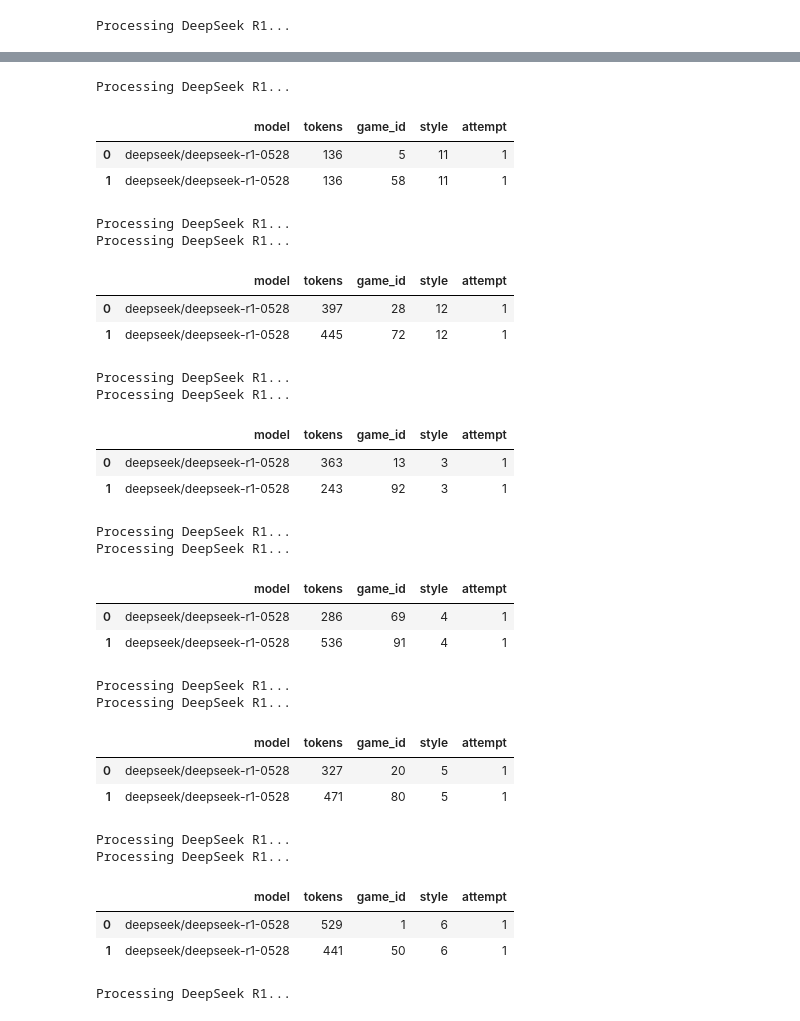
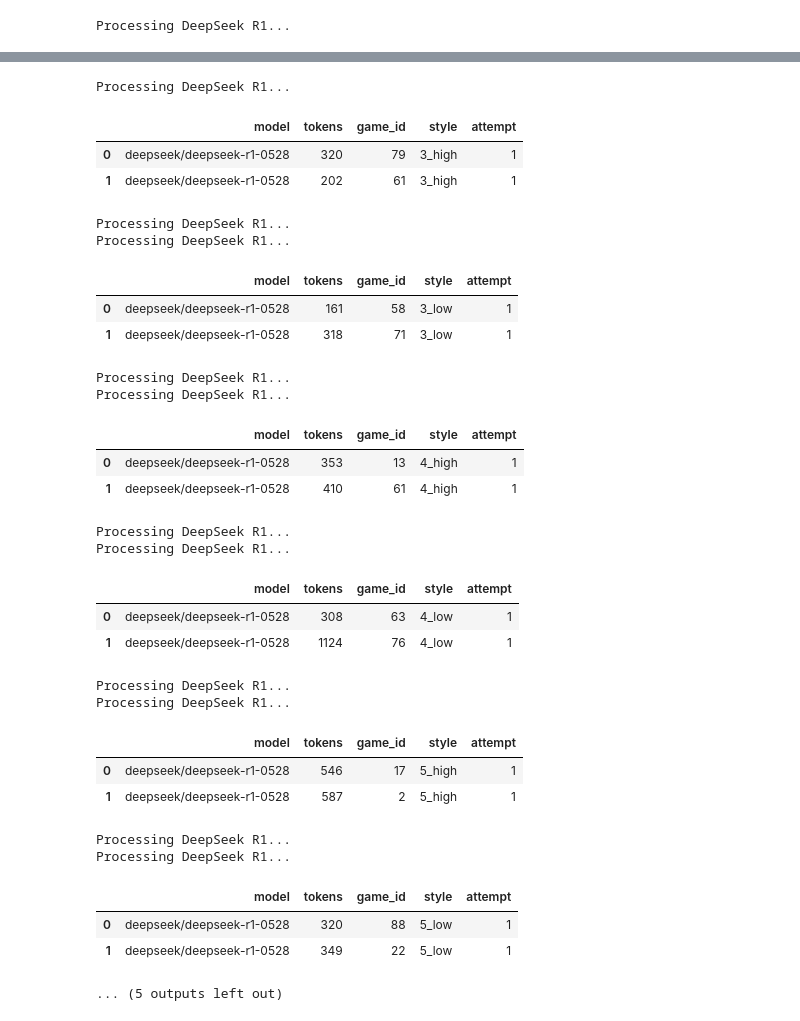
Before and after one commit to jakob-bjorner/optimal-explorer-dev, a Jupyter notebook: reports/2025-06-19_token_efficiency.ipynb, the cells around one changed output, grey strips where cells are left out. Saved outputs shown, nothing was run; the diff lists cells and outputs as text; code cells hidden in the pictures.

Commit message:
plotting different effort levels in the same plot, add debugging logging option in prompting.py

```diff
--- a/reports/2025-06-19_token_efficiency.ipynb
+++ b/reports/2025-06-19_token_efficiency.ipynb
@@ -112,18 +112,22 @@ data
  'target_combination': '5#%',
  'error_handled': False}
 # %%
+from itertools import product
 tokens_type = 'completion_tokens' # 'completion_tokens' # 'total_tokens'
 
 fig = go.Figure()
+styles = ["3", "4", "5", "6"]
+efforts = ["high", "low"]
+effort_dict = {"high": 1, "low": 0.2, "medium": 0.5}
 # style = "3"
-for style in ["11", "12", "3", "4", "5", "6"]:
+for style, effort in product(styles, efforts):
     results_path: str = f'../src/optimal_explorer/strategies/combination_lock/logs/game_results/style{style}.jsonl'
     llm_call_path: str = f'../src/optimal_explorer/strategies/combination_lock/logs/llm_calls/style{style}_'
     bayes_optimal_path: str = f'../src/optimal_explorer/strategies/combination_lock/logs/bayes_optimal.jsonl'
 
     models = [
         # "Gemini Pro 2.5",
-        "DeepSeek R1",
+        "DeepSeek R1"
         # "Claude Opus 4",
         # "Claude 3.5 Sonnet",
         # "OpenAI o3",
@@ -137,9 +141,9 @@ for style in ["11", "12", "3", "4", "5", "6"]:
         # "openai/o3",
     ]
 
-    llm_call_file_ids = [
+    llm_call_file_ids = ["deepseek-r1-0528_"+effort
         # "gemini-2.5-pro-preview",
-        "deepseek-r1-0528",
+
         # "claude-opus-4",
         # "claude-3.5-sonnet",
         # "o3",
@@ -151,10 +155,10 @@ for style in ["11", "12", "3", "4", "5", "6"]:
         with open(f'{llm_call_path}{llm_call_file_ids[i]}.jsonl', 'r') as f:
             for line in f:
                 data = json.loads(line)
-                model_name = data['model']
+                model_name = model
                 try:
                     tokens = data['usage'][tokens_type]
-                    if style == 6:
+                    if style == "6":
                         tokens += sum(d["usage"][tokens_type] for d in data['other_lm_calls'])
                 except:
                     tokens = 0
@@ -167,10 +171,10 @@ for style in ["11", "12", "3", "4", "5", "6"]:
                     # number of times the word "Attempt" appears in the user prompt
                     attempt = user_prompt.count("Attempt")
                 tokens_used.append({
-                    'model': model_name,
+                    'model': model_id,
                     'tokens': tokens,
                     'game_id': game_id,
-                    'style': style_val,
+                    'style': str(style_val) + '_' + effort,
                     'attempt': attempt
                 })
 
@@ -185,7 +189,7 @@ for style in ["11", "12", "3", "4", "5", "6"]:
         model_id = model_ids[i]
         games_df = tokens_used_df[
             (tokens_used_df['model'] == model_id) &
-            (tokens_used_df['style'].astype(str) == style)
+            (tokens_used_df['style'].astype(str) == str(style_val) + '_' + effort)
         ]
         tokens_stats_by_attempt = games_df[games_df['tokens'] != 0]\
             .groupby('attempt')['tokens'].agg(['mean', std_err]).reset_index()
@@ -219,61 +223,61 @@ for style in ["11", "12", "3", "4", "5", "6"]:
             x=x + x[::-1],
             y=y_upper + y_lower[::-1],
             fill='toself',
             fillcolor=hex_to_rgba(colors[i], 0.2),  # use rgba for transparency
-            line=dict(color='rgba(255,255,255,0)'),
+            line=dict(color=f'rgba(255,255,255,0)'),
             hoverinfo="skip",
             showlegend=False,
             name=f"{model} error",
         ))
 
         # Add mean line
         fig.add_trace(go.Scatter(
             x=x,
             y=y,
             mode='lines+markers',
-            name=model + f" s={style}",
-            line=dict(color=colors[i], width=4),
+            name=model + f" s={style} e={effort}",
+            line=dict(color=hex_to_rgba(colors[i], 1*effort_dict[effort]), width=4),
             marker=dict(size=10),
         ))
     fig.update_layout(
         title='',
         xaxis_title='Episode',
         yaxis_title='Tokens Used (Total)',
         legend_title='Model',
         template='plotly_white',
         width=650,
         height=450,
     )
     # display(fig)
     # break
 # %% [output]
 Processing DeepSeek R1...
 |  | model | tokens | game_id | style | attempt |
-| 0 | deepseek/deepseek-r1-0528 | 136 | 5 | 11 | 1 |
-| 1 | deepseek/deepseek-r1-0528 | 136 | 58 | 11 | 1 |
+| 0 | deepseek/deepseek-r1-0528 | 320 | 79 | 3_high | 1 |
+| 1 | deepseek/deepseek-r1-0528 | 202 | 61 | 3_high | 1 |
 Processing DeepSeek R1...
 Processing DeepSeek R1...
 |  | model | tokens | game_id | style | attempt |
-| 0 | deepseek/deepseek-r1-0528 | 397 | 28 | 12 | 1 |
-| 1 | deepseek/deepseek-r1-0528 | 445 | 72 | 12 | 1 |
+| 0 | deepseek/deepseek-r1-0528 | 161 | 58 | 3_low | 1 |
+| 1 | deepseek/deepseek-r1-0528 | 318 | 71 | 3_low | 1 |
 Processing DeepSeek R1...
 Processing DeepSeek R1...
 |  | model | tokens | game_id | style | attempt |
-| 0 | deepseek/deepseek-r1-0528 | 363 | 13 | 3 | 1 |
-| 1 | deepseek/deepseek-r1-0528 | 243 | 92 | 3 | 1 |
+| 0 | deepseek/deepseek-r1-0528 | 353 | 13 | 4_high | 1 |
+| 1 | deepseek/deepseek-r1-0528 | 410 | 61 | 4_high | 1 |
 Processing DeepSeek R1...
 Processing DeepSeek R1...
 |  | model | tokens | game_id | style | attempt |
-| 0 | deepseek/deepseek-r1-0528 | 286 | 69 | 4 | 1 |
-| 1 | deepseek/deepseek-r1-0528 | 536 | 91 | 4 | 1 |
+| 0 | deepseek/deepseek-r1-0528 | 308 | 63 | 4_low | 1 |
+| 1 | deepseek/deepseek-r1-0528 | 1124 | 76 | 4_low | 1 |
 Processing DeepSeek R1...
 Processing DeepSeek R1...
 |  | model | tokens | game_id | style | attempt |
-| 0 | deepseek/deepseek-r1-0528 | 327 | 20 | 5 | 1 |
-| 1 | deepseek/deepseek-r1-0528 | 471 | 80 | 5 | 1 |
+| 0 | deepseek/deepseek-r1-0528 | 546 | 17 | 5_high | 1 |
+| 1 | deepseek/deepseek-r1-0528 | 587 | 2 | 5_high | 1 |
 Processing DeepSeek R1...
 Processing DeepSeek R1...
 |  | model | tokens | game_id | style | attempt |
-| 0 | deepseek/deepseek-r1-0528 | 529 | 1 | 6 | 1 |
-| 1 | deepseek/deepseek-r1-0528 | 441 | 50 | 6 | 1 |
+| 0 | deepseek/deepseek-r1-0528 | 320 | 88 | 5_low | 1 |
+| 1 | deepseek/deepseek-r1-0528 | 349 | 22 | 5_low | 1 |
-Processing DeepSeek R1...
+... (5 outputs left out)
```
Also changed, not shown: parts of 3 cells of this notebook, 5 other files.
